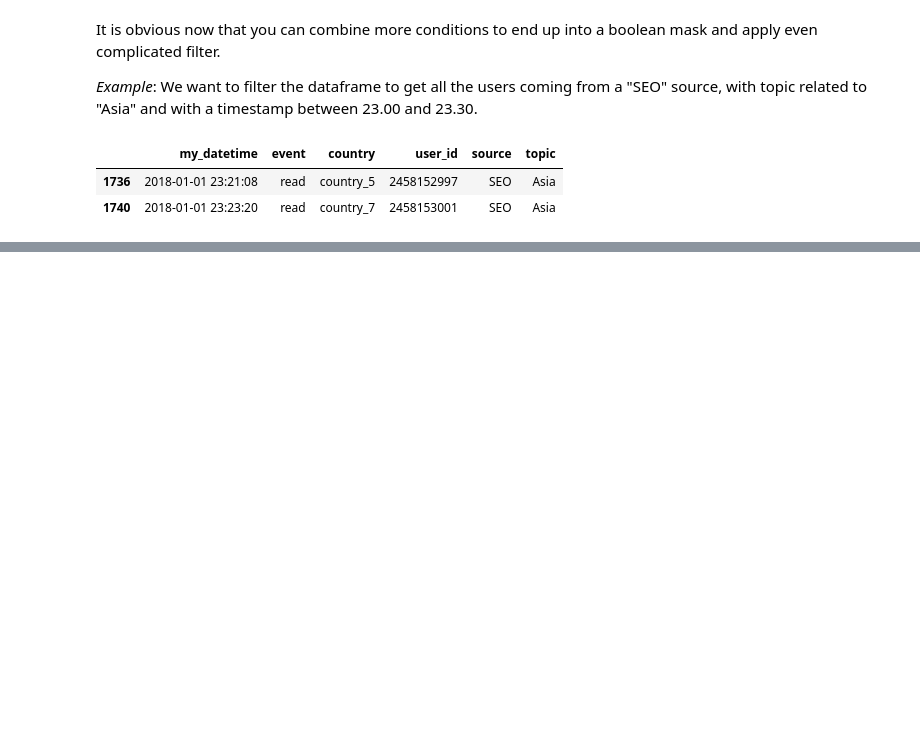
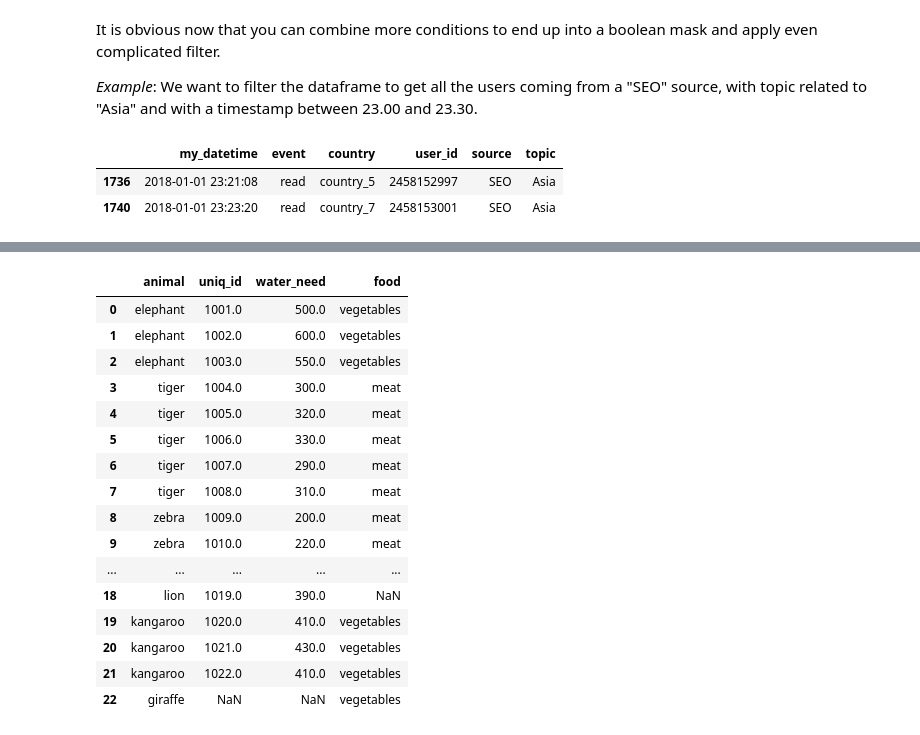
Before and after one commit to oscar-defelice/DSAcademy-lectures, a Jupyter notebook: Lectures_src/01.Pandas/01.Pandas.ipynb, the cells around one changed output, grey strips where cells are left out. Cells and saved outputs as stored; diff of their text form; code cells hidden in the pictures; blank space fills up the shorter version.

```diff
--- a/Lectures_src/01.Pandas/01.Pandas.ipynb
+++ b/Lectures_src/01.Pandas/01.Pandas.ipynb
@@ -454,0 +793,20 @@ There a lot of interesting ways of selecting columns out of a dataframe. I sugge
+# %%
+zoo.merge(zoo_eats, how='outer')
+# %% [output]
+|  | animal | uniq_id | water_need | food |
+| 0 | elephant | 1001.0 | 500.0 | vegetables |
+| 1 | elephant | 1002.0 | 600.0 | vegetables |
+| 2 | elephant | 1003.0 | 550.0 | vegetables |
+| 3 | tiger | 1004.0 | 300.0 | meat |
+| 4 | tiger | 1005.0 | 320.0 | meat |
+| 5 | tiger | 1006.0 | 330.0 | meat |
+| 6 | tiger | 1007.0 | 290.0 | meat |
+| 7 | tiger | 1008.0 | 310.0 | meat |
+| 8 | zebra | 1009.0 | 200.0 | meat |
+| 9 | zebra | 1010.0 | 220.0 | meat |
+| ... | ... | ... | ... | ... |
+| 18 | lion | 1019.0 | 390.0 | NaN |
+| 19 | kangaroo | 1020.0 | 410.0 | vegetables |
+| 20 | kangaroo | 1021.0 | 430.0 | vegetables |
+| 21 | kangaroo | 1022.0 | 410.0 | vegetables |
+| 22 | giraffe | NaN | NaN | vegetables |
```
Also changed, not shown: parts of 68 cells of this notebook, 5 other files.
